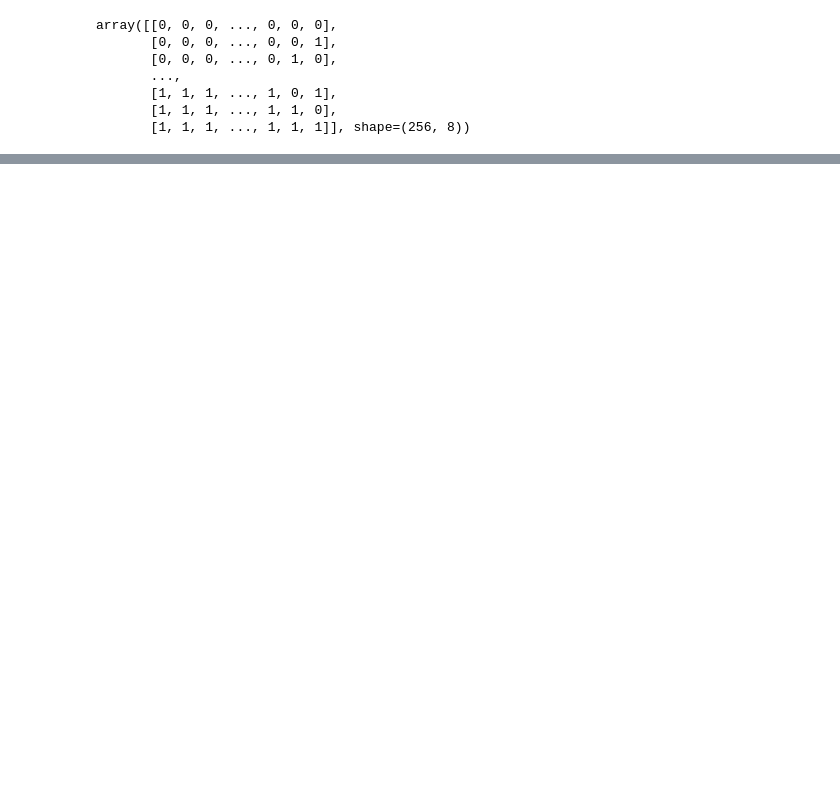
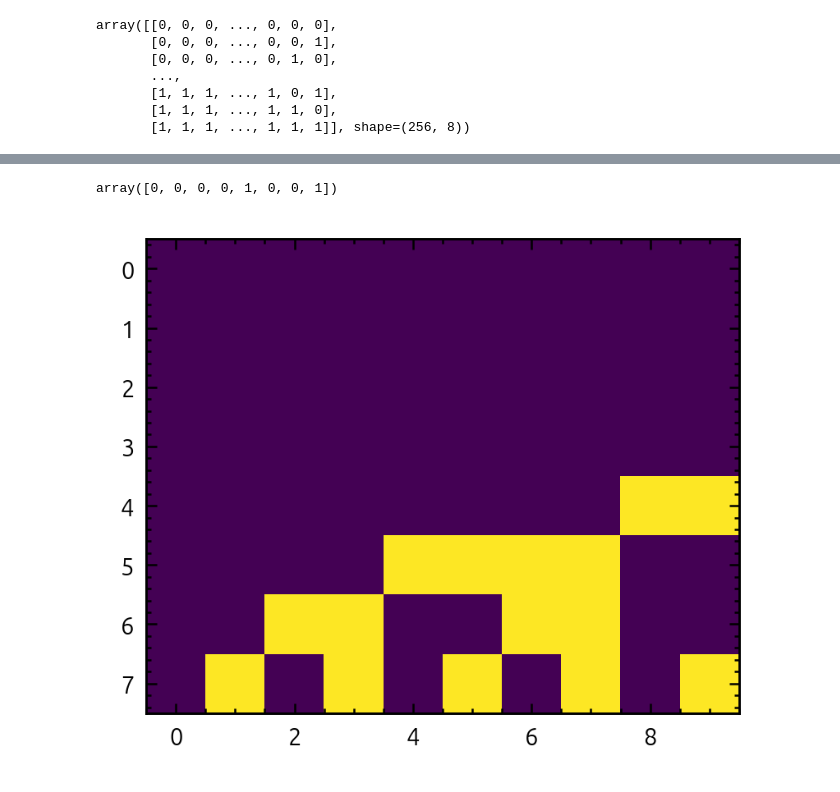
Before and after one commit to rm2258/ion-kinetics, a Jupyter notebook: asep_model.ipynb, the cells around one changed output, grey strips where cells are left out. Saved outputs shown, nothing was run; the diff lists cells and outputs as text; code cells hidden in the pictures; blank space fills up the shorter version.

```diff
--- a/asep_model.ipynb
+++ b/asep_model.ipynb
@@ -11,7 +11,8 @@ import networkx as nx
 
 from cycler import cycler
 plt.rcParams['font.size'] = 7
-plt.rcParams['font.family'] = 'Calibri'
+# plt.rcParams['font.family'] = 'Calibri'
+plt.rcParams['font.family'] = 'Ubuntu Sans'
 plt.rcParams['mathtext.default'] = 'regular'
 
 plt.rcParams['axes.labelpad'] = 0.1
@@ -169,0 +554,11 @@ Q =
+# %%
+microstates[9]
+# %% [output]
+array([0, 0, 0, 0, 1, 0, 0, 1])
+# %%
+# plt.imshow(microstates[12].reshape((8,1)))
+plt.imshow(microstates[0:10].T)
+# plt.ylim([0,7])
+plt.show()
+# %% [output]
+[figure, added]
```
Also changed, not shown: parts of 37 cells of this notebook.
